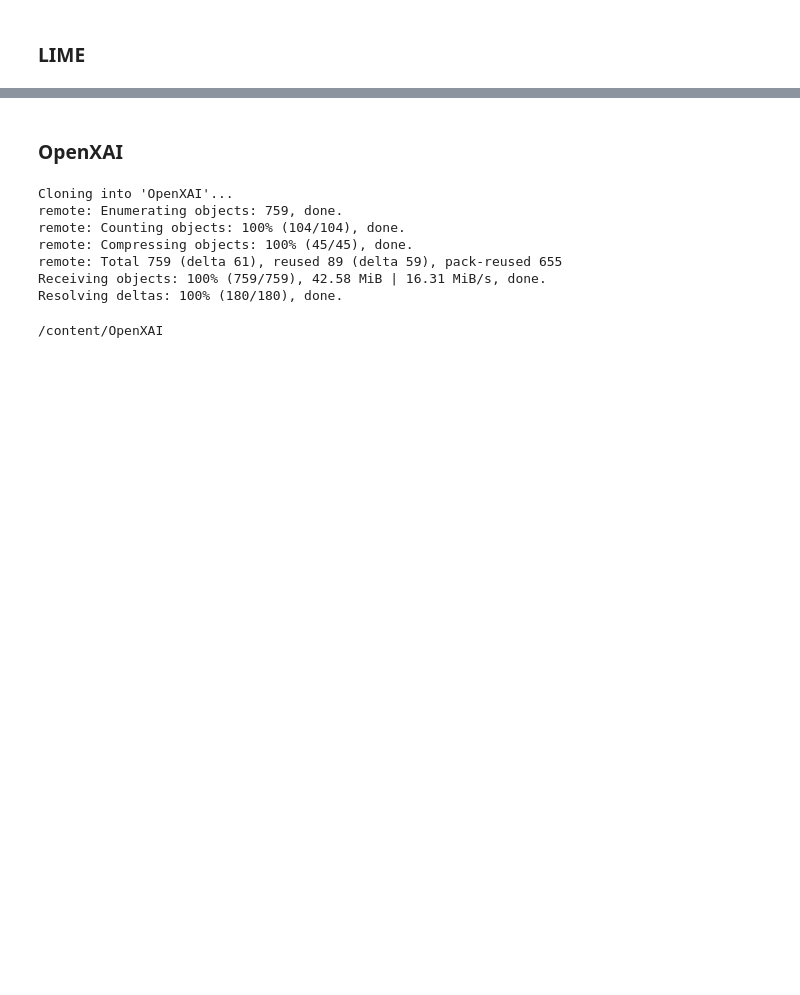
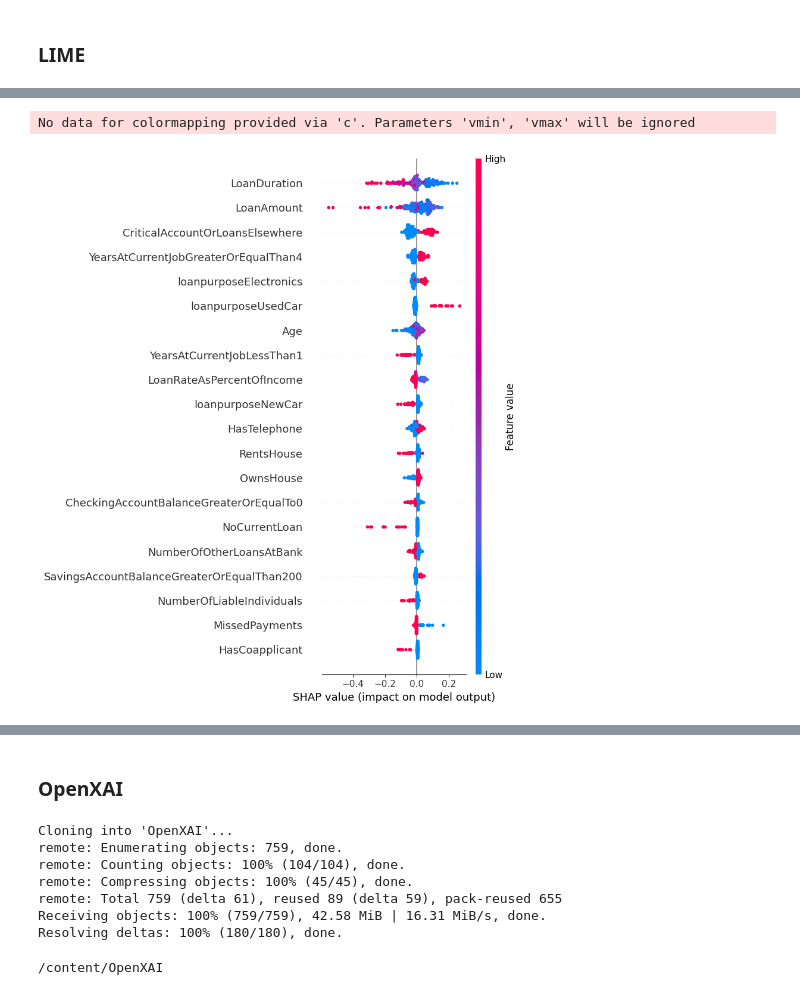
Before and after one commit to sree2712/Maxplain, a Jupyter notebook: Maxplain_POC.ipynb, the cells around one changed output, grey strips where cells are left out. Saved outputs shown, nothing was run; the diff lists cells and outputs as text; code cells hidden in the pictures; blank space fills up the shorter version.

```diff
--- a/Maxplain_POC.ipynb
+++ b/Maxplain_POC.ipynb
@@ -410,0 +69,13 @@ Dash app running on:
+# %%
+from sklearn.ensemble import GradientBoostingClassifier
+from sklearn.pipeline import Pipeline
+import numpy as np
+
+lr_pipeline2 = Pipeline([
+                        ('lr', GradientBoostingClassifier())])
+lr_pipeline2.fit(X_train, y_train)
+
+print("Train Score:", lr_pipeline2.score(X_train, y_train))
+print("Score:", lr_pipeline2.score(X_test, y_test))
+print("Portion y==1:", np.sum(y_test == 1)
+      * 1. / y_test.shape[0])
@@ -505,0 +361,5 @@ NoCurrentLoan > -0.22: -0.23158903972553313
+# %%
+import shap
+background_data = shap.sample(X_train, 100)
+# %%
+explainer = shap.KernelExplainer(lr_pipeline2.predict_proba, background_data)
@@ -505,0 +368,2 @@ NoCurrentLoan > -0.22: -0.23158903972553313
+# %%
+shap_values = explainer.shap_values(X_test)
@@ -505,0 +406,5 @@ NoCurrentLoan > -0.22: -0.23158903972553313
+# %%
+shap.summary_plot(shap_values[1], X_test, plot_type="dot")
+# %% [output]
+No data for colormapping provided via 'c'. Parameters 'vmin', 'vmax' will be ignored
+[figure, added]
```
Also changed, not shown: parts of 69 cells of this notebook.
